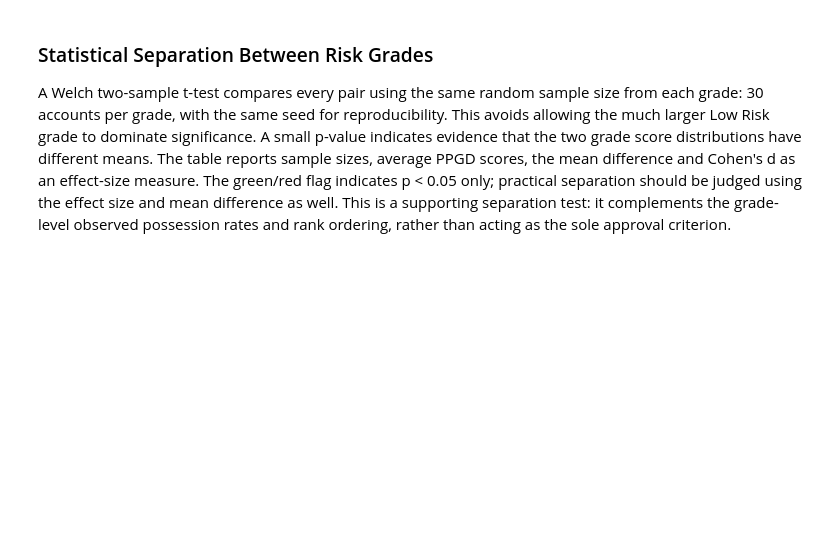
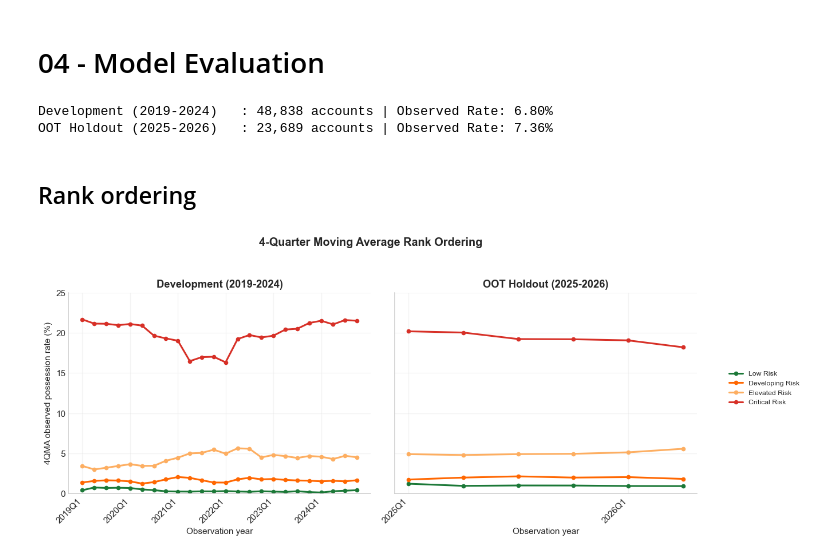
Before and after one commit to Beck40/Mortgage-Risk-Modelling, a Jupyter notebook: notebooks/04_model_evaluation.ipynb, the cells around one changed output. Cells and saved outputs as stored; diff of their text form; code cells hidden in the pictures; blank space fills up the shorter version.

Commit message:
updates to notebooks to match readme charts and src

```diff
--- a/notebooks/04_model_evaluation.ipynb
+++ b/notebooks/04_model_evaluation.ipynb
@@ -407,4 +1,2 @@ Possession (1)       0.38      0.48      0.42      3322
-# %% [markdown]
-### Statistical Separation Between Risk Grades
-
-A Welch two-sample t-test compares every pair using the same random sample size from each grade: 30 accounts per grade, with the same seed for reproducibility. This avoids allowing the much larger Low Risk grade to dominate significance. A small p-value indicates evidence that the two grade score distributions have different means. The table reports sample sizes, average PPGD scores, the mean difference and Cohen's d as an effect-size measure. The green/red flag indicates p < 0.05 only; practical separation should be judged using the effect size and mean difference as well. This is a supporting separation test: it complements the grade-level observed possession rates and rank ordering, rather than acting as the sole approval criterion.
+# %% [markdown]
+# 04 - Model Evaluation
@@ -410,0 +22,55 @@ A Welch two-sample t-test compares every pair using the same random sample size
+# %%
+dev_df = pd.read_csv("../data/model_artefacts/dev_scored_predictions.csv")
+oot_df = pd.read_csv("../data/model_artefacts/oot_scored_predictions.csv")
+
+target = "possession_flag"
+cut_points = dev_df["PPGD"].quantile([0.25, 0.50, 0.75]).to_numpy()
+
+for df in (dev_df, oot_df):
+    df["Validation_Grade"] = np.digitize(df["PPGD"].to_numpy(), cut_points) + 1
+    df["Validation_Grade_Name"] = df["Validation_Grade"].map(grade_names)
+
+datasets = {"Development (2019-2024)": dev_df, "OOT Holdout (2025-2026)": oot_df}
+
+for name, df in datasets.items():
+    print(f"{name:<26}: {len(df):>6,} accounts | Observed Rate: {df[target].mean():.2%}")
+# %% [output]
+Development (2019-2024)   : 48,838 accounts | Observed Rate: 6.80%
+OOT Holdout (2025-2026)   : 23,689 accounts | Observed Rate: 7.36%
+# %% [markdown]
+## Rank ordering
+# %%
+fig, axes = plt.subplots(1, 2, figsize=(13, 5), sharey=True)
+max_rate = 0.0
+moving_avg = {}
+for label, df in datasets.items():
+    rates = df.groupby(["default_quarter", "Validation_Grade"])[target].mean().unstack("Validation_Grade")
+    moving = rates.rolling(window=4, min_periods=1).mean() * 100
+    moving_avg[label] = moving
+    max_rate = max(max_rate, float(moving.max().max()))
+
+y_upper = max(10.0, float(np.ceil(max_rate * 1.10 / 5.0) * 5.0))
+for ax, (label, df) in zip(axes, datasets.items()):
+    moving = moving_avg[label]
+    quarters = moving.index.tolist()
+    for grade in sorted(moving.columns):
+        ax.plot(np.arange(len(moving)), moving[grade], marker="o", markersize=4, linewidth=2,
+                color=grade_colors[int(grade)-1], label=grade_names[int(grade)])
+    ax.set_title(label, fontweight="bold")
+    ax.set_xlabel("Observation year")
+    ax.set_ylim(0, y_upper)
+    ticks = [i for i, q in enumerate(quarters) if i == 0 or str(q)[:4] != str(quarters[i-1])[:4]]
+    ax.set_xticks(ticks)
+    ax.set_xticklabels([str(quarters[i]) for i in ticks], rotation=45, ha="right")
+    ax.spines["top"].set_visible(False)
+    ax.spines["right"].set_visible(False)
+    ax.grid(alpha=0.2)
+axes[0].set_ylabel("4QMA observed possession rate (%)")
+handles, labels = axes[0].get_legend_handles_labels()
+fig.legend(handles, labels, frameon=False, fontsize=8, loc="center left", bbox_to_anchor=(0.84, 0.5))
+fig.suptitle("4-Quarter Moving Average Rank Ordering", x=0.41, fontsize=13, fontweight="bold")
+fig.tight_layout(rect=(0, 0, 0.82, 0.94))
+fig.savefig("../assets/charts/01_rank_ordering_rag.png", dpi=300, bbox_inches="tight")
+plt.show()
+# %% [output]
+[figure, added]
```
Also changed, not shown: parts of 20 cells of this notebook, 15 other files.
